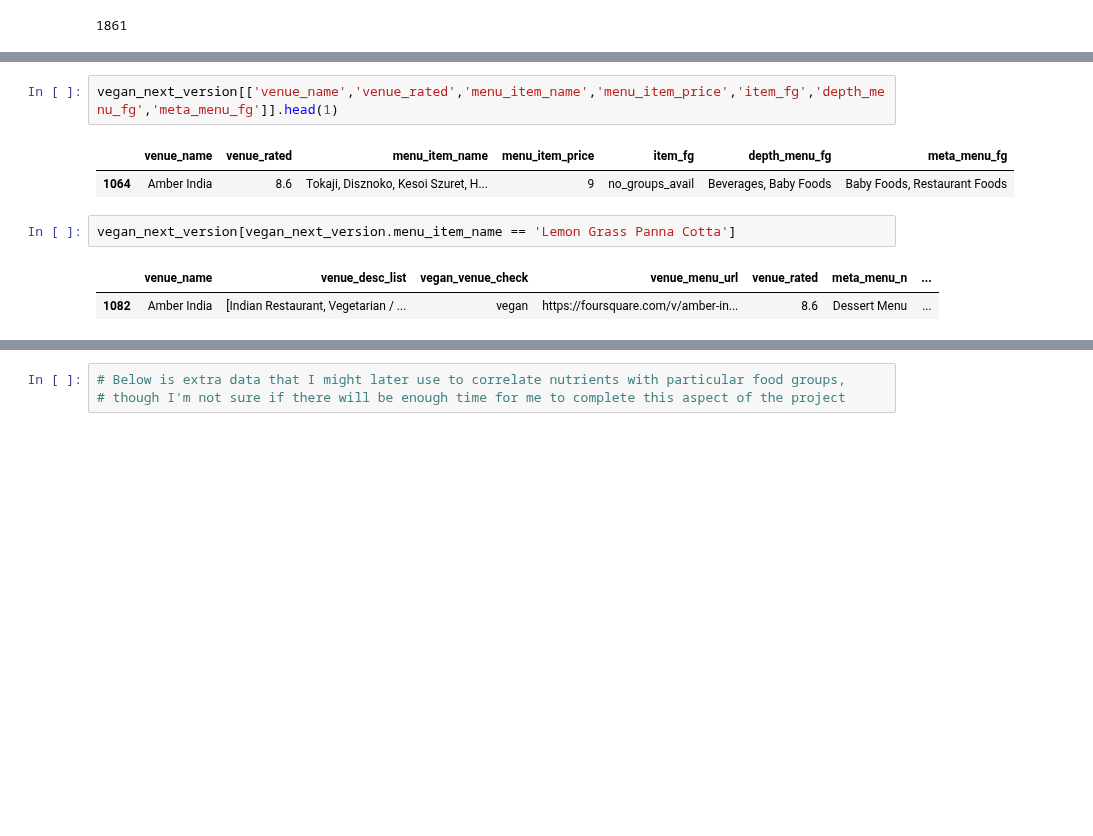
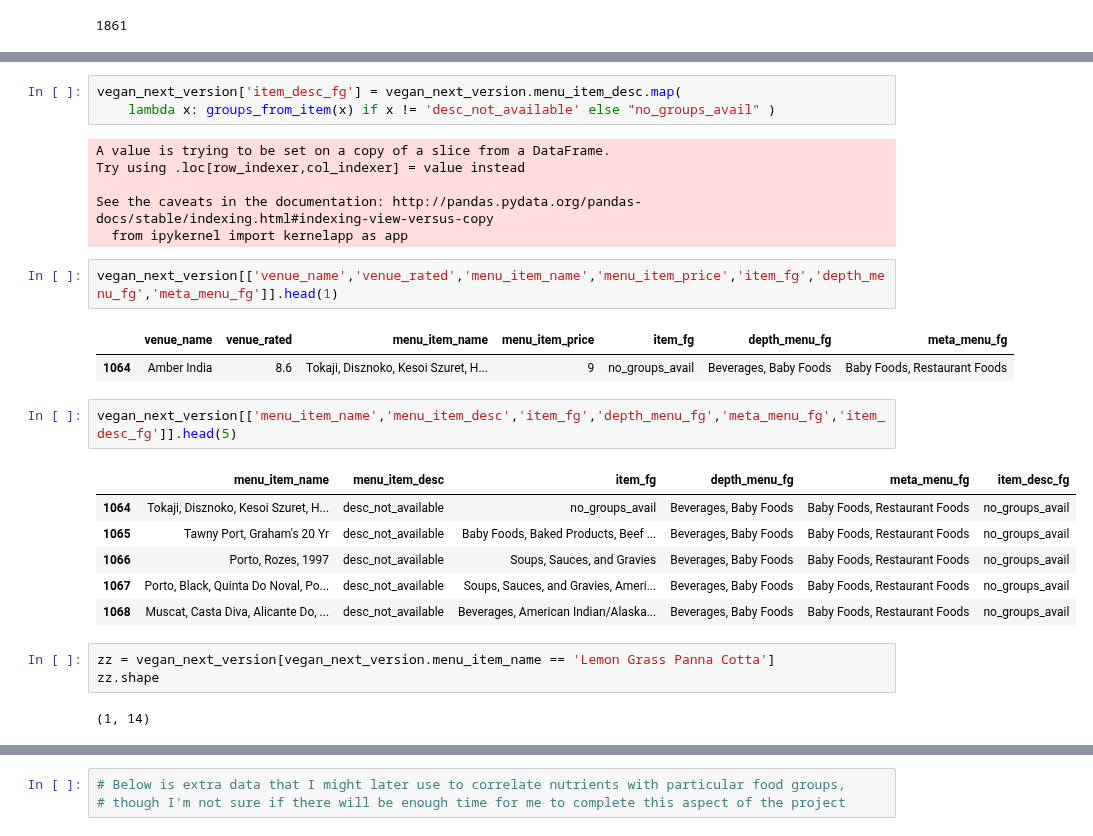
Before and after one commit to AnotherGuitar/DSI-SF-4-anotherguitar, a Jupyter notebook: projects/Capstone Stuff/Setup and Model.ipynb, the cells around one changed output, grey strips where cells are left out. Drawn from its saved outputs; the diff is of its cells as text; blank space fills up the shorter version.

```diff
--- a/projects/Capstone Stuff/Setup and Model.ipynb
+++ b/projects/Capstone Stuff/Setup and Model.ipynb
@@ -177,10 +202,28 @@ See the caveats in the documentation: http://pandas.pydata.org/pandas-docs/stabl
+# %%
+vegan_next_version['item_desc_fg'] = vegan_next_version.menu_item_desc.map(
+    lambda x: groups_from_item(x) if x != 'desc_not_available' else "no_groups_avail" )
+# %% [output]
+A value is trying to be set on a copy of a slice from a DataFrame.
+Try using .loc[row_indexer,col_indexer] = value instead
+
+See the caveats in the documentation: http://pandas.pydata.org/pandas-docs/stable/indexing.html#indexing-view-versus-copy
+  from ipykernel import kernelapp as app
 # %%
 vegan_next_version[['venue_name','venue_rated','menu_item_name','menu_item_price','item_fg','depth_menu_fg','meta_menu_fg']].head(1)
 # %% [output]
 |  | venue_name | venue_rated | menu_item_name | menu_item_price | item_fg | depth_menu_fg | meta_menu_fg |
 | 1064 | Amber India | 8.6 | Tokaji, Disznoko, Kesoi Szuret, H... | 9 | no_groups_avail | Beverages, Baby Foods | Baby Foods, Restaurant Foods |
+# %%
+vegan_next_version[['menu_item_name','menu_item_desc','item_fg','depth_menu_fg','meta_menu_fg','item_desc_fg']].head(5)
+# %% [output]
+|  | menu_item_name | menu_item_desc | item_fg | depth_menu_fg | meta_menu_fg | item_desc_fg |
+| 1064 | Tokaji, Disznoko, Kesoi Szuret, H... | desc_not_available | no_groups_avail | Beverages, Baby Foods | Baby Foods, Restaurant Foods | no_groups_avail |
+| 1065 | Tawny Port, Graham's 20 Yr | desc_not_available | Baby Foods, Baked Products, Beef ... | Beverages, Baby Foods | Baby Foods, Restaurant Foods | no_groups_avail |
+| 1066 | Porto, Rozes, 1997 | desc_not_available | Soups, Sauces, and Gravies | Beverages, Baby Foods | Baby Foods, Restaurant Foods | no_groups_avail |
+| 1067 | Porto, Black, Quinta Do Noval, Po... | desc_not_available | Soups, Sauces, and Gravies, Ameri... | Beverages, Baby Foods | Baby Foods, Restaurant Foods | no_groups_avail |
+| 1068 | Muscat, Casta Diva, Alicante Do, ... | desc_not_available | Beverages, American Indian/Alaska... | Beverages, Baby Foods | Baby Foods, Restaurant Foods | no_groups_avail |
 # %%
-vegan_next_version[vegan_next_version.menu_item_name == 'Lemon Grass Panna Cotta']
+zz = vegan_next_version[vegan_next_version.menu_item_name == 'Lemon Grass Panna Cotta']
+zz.shape
 # %% [output]
-|  | venue_name | venue_desc_list | vegan_venue_check | venue_menu_url | venue_rated | meta_menu_n | ... |
-| 1082 | Amber India | [Indian Restaurant, Vegetarian / ... | vegan | https://foursquare.com/v/amber-in... | 8.6 | Dessert Menu | ... |
+(1, 14)
```
Also changed, not shown: parts of 7 cells of this notebook.
